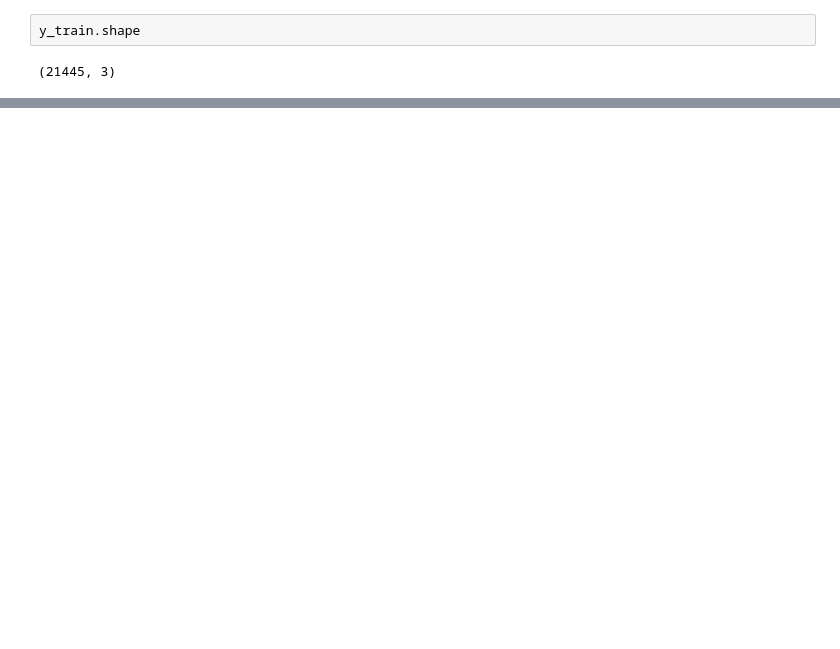
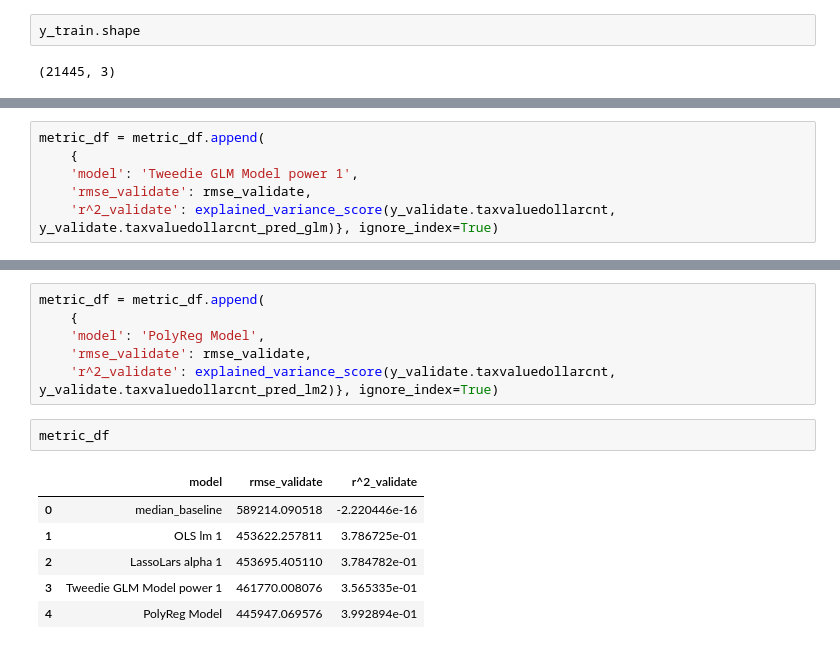
Before and after one commit to mariamnaqvi/predicting_property_values, a Jupyter notebook: scratchpad.ipynb, the cells around one changed output, grey strips where cells are left out. Saved outputs shown, nothing was run; the diff lists cells and outputs as text; blank space fills up the shorter version.

```diff
--- a/scratchpad.ipynb
+++ b/scratchpad.ipynb
@@ -652,0 +750,6 @@ y_validate.shape
+# %%
+metric_df = metric_df.append(
+    {
+    'model': 'Tweedie GLM Model power 1',
+    'rmse_validate': rmse_validate,
+    'r^2_validate': explained_variance_score(y_validate.taxvaluedollarcnt, y_validate.taxvaluedollarcnt_pred_glm)}, ignore_index=True)
@@ -652,0 +812,15 @@ y_validate.shape
+# %%
+metric_df = metric_df.append(
+    {
+    'model': 'PolyReg Model',
+    'rmse_validate': rmse_validate,
+    'r^2_validate': explained_variance_score(y_validate.taxvaluedollarcnt, y_validate.taxvaluedollarcnt_pred_lm2)}, ignore_index=True)
+# %%
+metric_df
+# %% [output]
+|  | model | rmse_validate | r^2_validate |
+| 0 | median_baseline | 589214.090518 | -2.220446e-16 |
+| 1 | OLS lm 1 | 453622.257811 | 3.786725e-01 |
+| 2 | LassoLars alpha 1 | 453695.405110 | 3.784782e-01 |
+| 3 | Tweedie GLM Model power 1 | 461770.008076 | 3.565335e-01 |
+| 4 | PolyReg Model | 445947.069576 | 3.992894e-01 |
```
Also changed, not shown: parts of 26 cells of this notebook.
